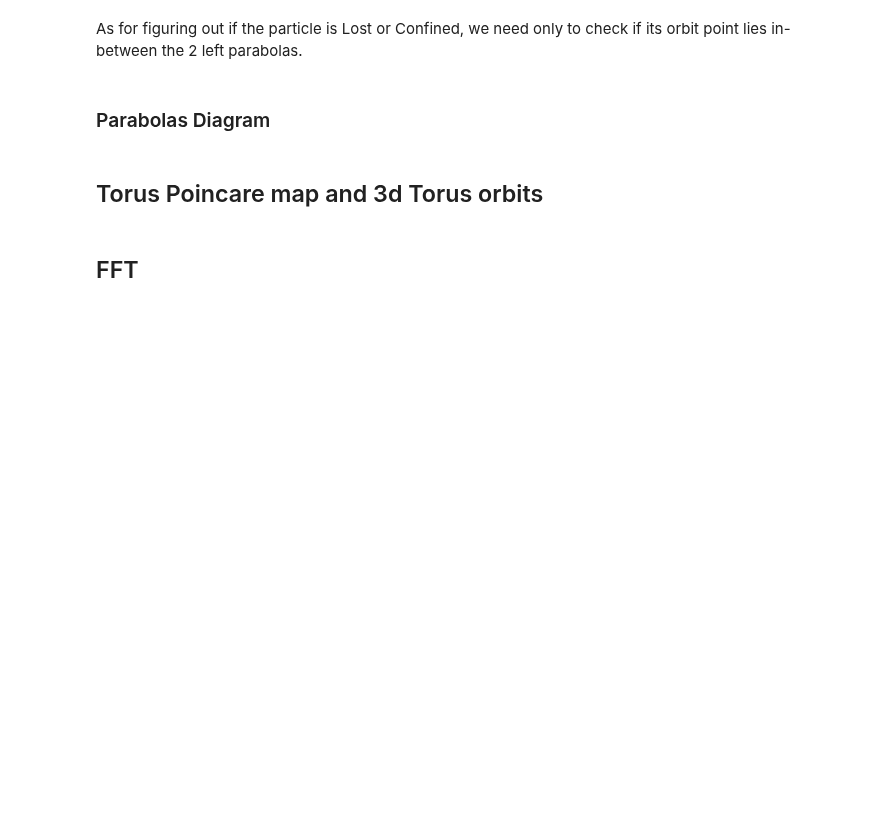
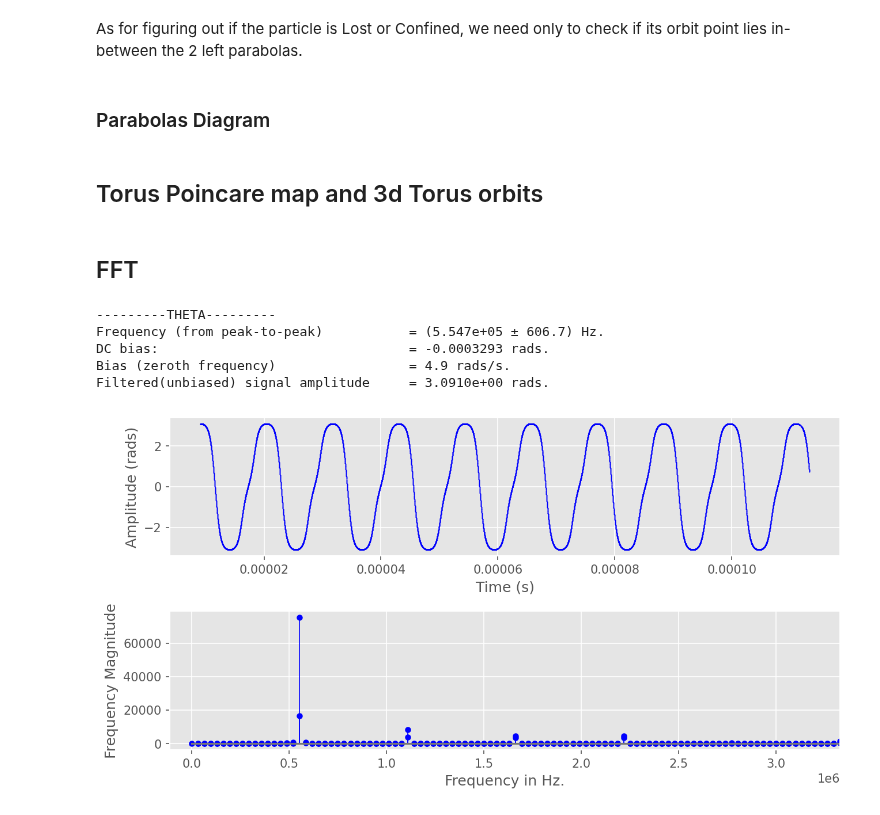
Before and after one commit to PlasmaPhy/guiding-center-motion, a Jupyter notebook: Notebook.ipynb, the cells around one changed output. Saved outputs shown, nothing was run; the diff lists cells and outputs as text; code cells hidden in the pictures; blank space fills up the shorter version.

```diff
--- a/Notebook.ipynb
+++ b/Notebook.ipynb
@@ -147,8 +168,15 @@ As for figuring out if the particle is Lost or Confined, we need only to check i
 # %% [markdown]
 ## FFT
 # %%
-cwp.freq_analysis(angle = "theta", trim = True, normal = False, remove_bias=False)
+cwp.freq_analysis(angle = "theta", trim = True, normal = False, remove_bias=True)
 cwp.plot.fft()
+# %% [output]
+---------THETA---------
+Frequency (from peak-to-peak)           = (5.547e+05 ± 606.7) Hz.
+DC bias:                                = -0.0003293 rads.
+Bias (zeroth frequency)                 = 4.9 rads/s.
+Filtered(unbiased) signal amplitude     = 3.0910e+00 rads.
+[figure, added]
 # %%
 cwp.freq_analysis(angle = "zeta", trim = True, normal = False, remove_bias = True)
 cwp.plot.fft()
```
Also changed, not shown: parts of 5 cells of this notebook, 1 other file.
